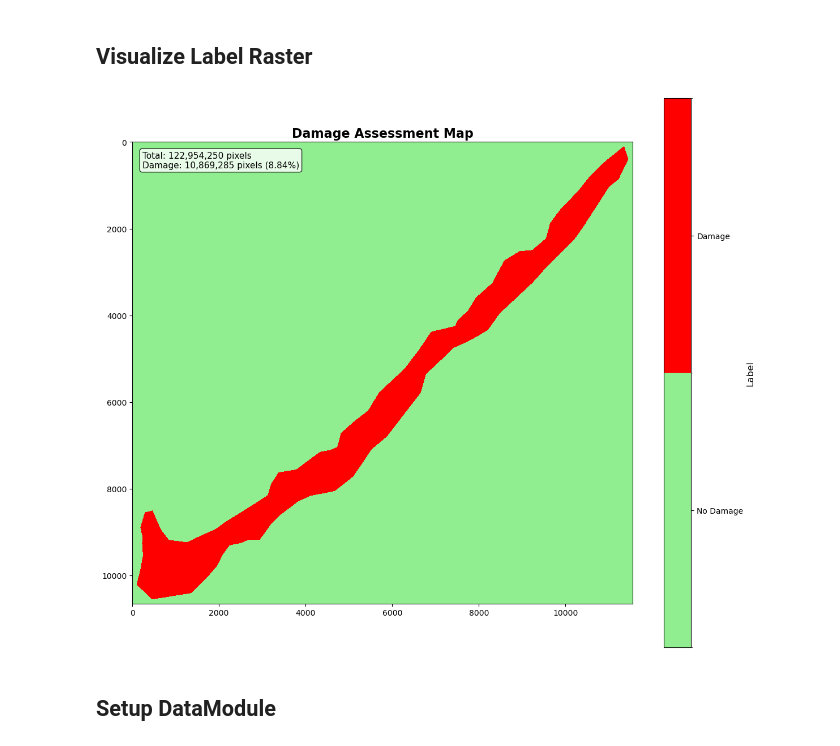
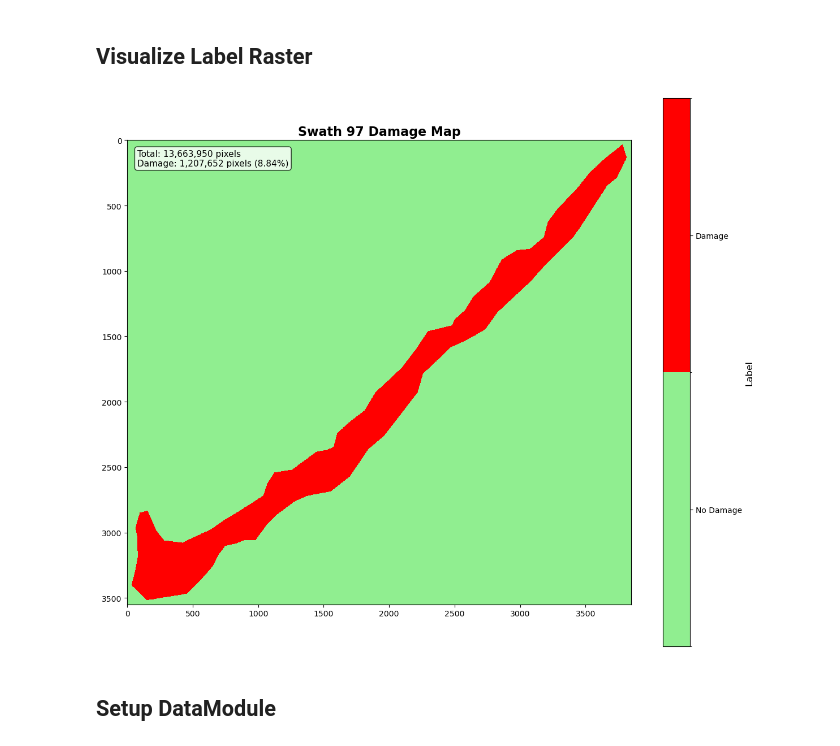
Before and after one commit to ASFHyP3/geospatial-ai-tutorials, a Jupyter notebook: severe-weather/torchgeo/hwds-hls-s2-terramind-example.ipynb, the cells around one changed output. Saved outputs shown, nothing was run; the diff lists cells and outputs as text; code cells hidden in the pictures.

Commit message:
Working on data normilizing and transforms

```diff
--- a/severe-weather/torchgeo/hwds-hls-s2-terramind-example.ipynb
+++ b/severe-weather/torchgeo/hwds-hls-s2-terramind-example.ipynb
@@ -164,7 +159,7 @@ final_map
 # %% [output]
 [interactive output not drawn]
 # %%
-data_path = Path.cwd() / 'data'
+data_path = Path.cwd() / 'data' / f'swath_{swath_id}'
 hls_path = data_path / 'HLS'
 label_path = data_path / 'LABEL'
 
@@ -184,7 +179,7 @@ gdf_crs = gdf.to_crs(utm_crs)
 swath_crs_gdf = gdf_crs[gdf_crs['swathID'] == swath_id]
 # %%
 def rasterize_swath(selected_swath_gdf):
-    pixel_size_meters = 10
+    pixel_size_meters = 30
     padding_meters = 1000
 
     selected = selected_swath_gdf.iloc[0]
@@ -231,33 +226,33 @@ label_raster = rasterize_swath(swath_crs_gdf)
 # %%
 with rasterio.open(label_raster) as src:
     data = src.read(1)
 
     colors = ['lightgreen', 'red']  # 0=no damage, 1=damage
     cmap = mcolors.ListedColormap(colors)
     bounds = [-0.5, 0.5, 1.5]
     norm = mcolors.BoundaryNorm(bounds, cmap.N)
 
     fig, ax = plt.subplots(figsize=(12, 10))
     im = ax.imshow(data, cmap=cmap, norm=norm, interpolation='nearest')
-    ax.set_title('Damage Assessment Map', fontsize=16, fontweight='bold')
+    ax.set_title(f'Swath {swath_id} Damage Map', fontsize=16, fontweight='bold')
 
     cbar = plt.colorbar(im, ax=ax, ticks=[0, 1])
     cbar.set_label('Label', fontsize=12)
     cbar.ax.set_yticklabels(['No Damage', 'Damage'])
 
     total_pixels = data.size
     damage_pixels = np.sum(data == 1)
     damage_pct = (damage_pixels / total_pixels) * 100
 
     textstr = f'Total: {total_pixels:,} pixels\nDamage: {damage_pixels:,} pixels ({damage_pct:.2f}%)'
     props = dict(boxstyle='round', facecolor='white', alpha=0.8)
     ax.text(0.02, 0.98, textstr, transform=ax.transAxes,
             fontsize=11, verticalalignment='top', bbox=props)
 
     plt.tight_layout()
     plt.show()
 # %% [output]
-[figure, old version]
+[figure, new version]
 # %% [markdown]
 ## Setup DataModule
 # %%
```
Also changed, not shown: parts of 13 cells of this notebook, 1 other file.
